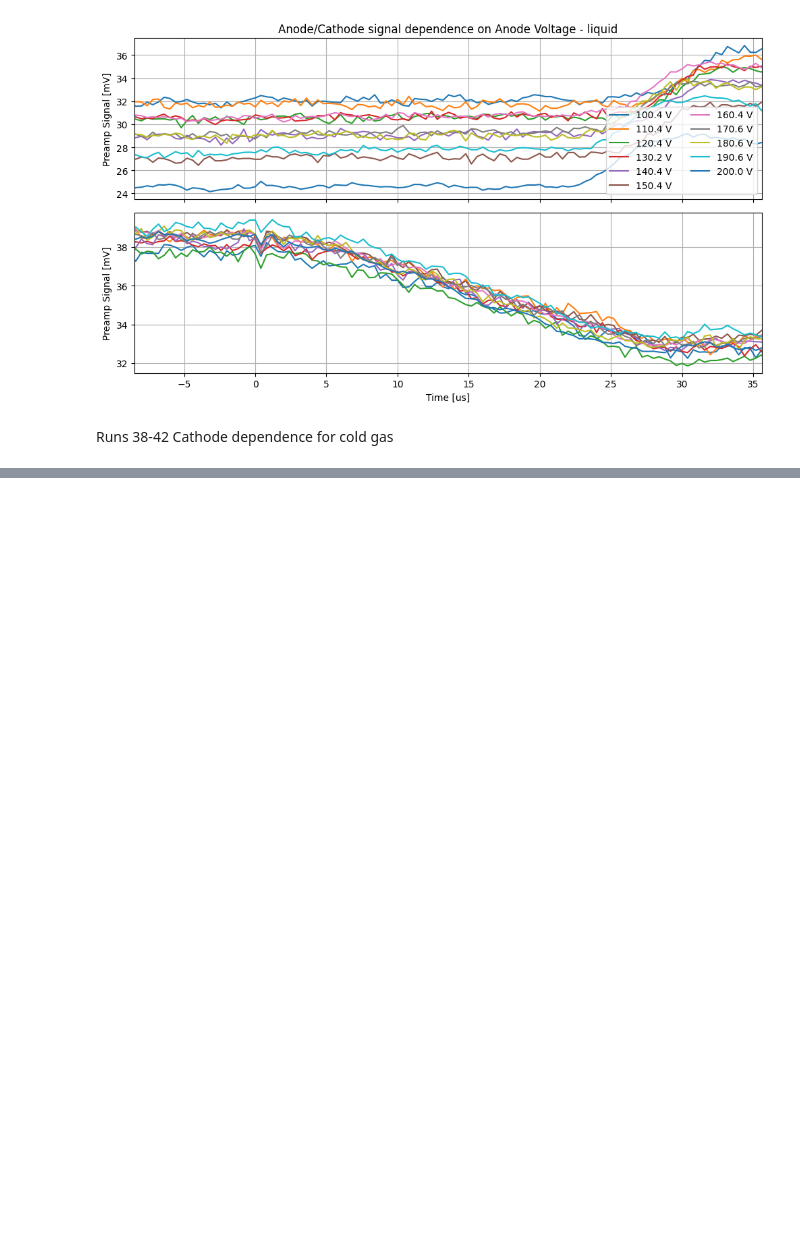
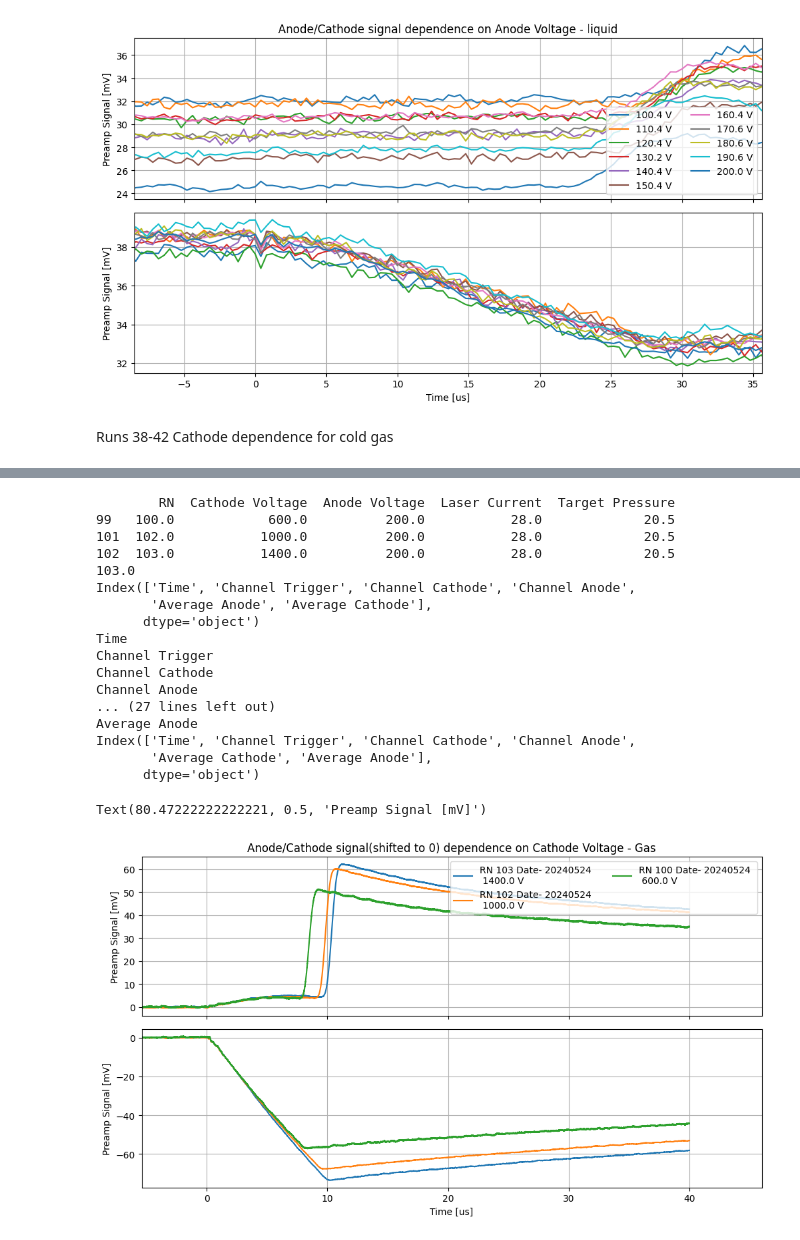
Before and after one commit to jbane11/nexo, a Jupyter notebook: Lab028/osci/osci_analysis.v3.ipynb, the cells around one changed output, grey strips where cells are left out. Cells and saved outputs as stored; diff of their text form; code cells hidden in the pictures; blank space fills up the shorter version.

```diff
--- a/Lab028/osci/osci_analysis.v3.ipynb
+++ b/Lab028/osci/osci_analysis.v3.ipynb
@@ -235,0 +292,73 @@ Text(80.47222222222221, 0.5, 'Preamp Signal [mV]')
+# %%
+Runlist_q = Runlist.query("RN in [100,102,103]")
+print(Runlist_q[["RN","Cathode Voltage","Anode Voltage","Laser Current","Target Pressure"]])
+fig, plots = plt.subplots(2, 1, figsize=(10,5.5),sharex=True)
+
+Runs=[]
+
+Label="Cathode Voltage"
+unit ="V"
+
+norm_amp_anode=0
+norm_amp_cathode=0
+
+for i, entry in enumerate(Runlist_q[::-1].iloc()):
+    print(entry["RN"])
+    WF=GetWaveform(entry)
+
+    print(WF.keys())
+
+    Run={}
+    Run["info"]=entry
+    Run["wavefrom"]=WF
+    Runs.append(Run)
+    #print(WF[0:20:1]["Average Anode"])
+    #print(np.average(WF[0:20:1]["Average Anode"]))
+    norm_amp_anode=np.average(WF[0:20:1]["Average Anode"])
+    plots[0].errorbar(x=WF[::1]["Time"], y= WF[::1]["Average Anode"]-norm_amp_anode, fmt ="", label="RN %d Date- %d \n %s %s"%(int(entry["RN"]),int(entry["Date"]),entry[Label], unit) )
+
+
+    norm_amp_cathode=np.average(WF[0:20:1]["Average Cathode"])
+    plots[1].errorbar(x=WF[::1]["Time"], y= WF[::1]["Average Cathode"]-norm_amp_cathode, fmt ="", label="%s %s"%(entry[Label], unit) )
+
+
+    #plots.errorbar(x=WF["Time"], y=WF["Average Cathode"])
+#plt.subplots_adjust(hspace=None)
+plt.tight_layout()
+plots[0].grid(True)
+#plots[0].set_xlabel("Time [us]")
+plots[0].set_ylabel("Preamp Signal [mV]")
+#plots[0].set_ylim(0,52)
+
+
+plots[0].set_title("Anode/Cathode signal(shifted to 0) dependence on %s - Gas"%(Label))
+plots[0].legend(ncol=2,loc="upper right")
+
+plots[1].set_xlim(-5.4,46)
+#plots[1].set_ylim(0,49)
+plots[1].grid(True)
+plots[1].set_xlabel("Time [us]")
+plots[1].set_ylabel("Preamp Signal [mV]")
+
+#plots[1].set_title("Cathode signal dependence on Laser Current")
+#plots[1].legend()
+# %% [output]
+        RN  Cathode Voltage  Anode Voltage  Laser Current  Target Pressure
+99   100.0            600.0          200.0           28.0             20.5
+101  102.0           1000.0          200.0           28.0             20.5
+102  103.0           1400.0          200.0           28.0             20.5
+103.0
+Index(['Time', 'Channel Trigger', 'Channel Cathode', 'Channel Anode',
+       'Average Anode', 'Average Cathode'],
+      dtype='object')
+Time
+Channel Trigger
+Channel Cathode
+Channel Anode
+... (27 lines left out)
+Average Anode
+Index(['Time', 'Channel Trigger', 'Channel Cathode', 'Channel Anode',
+       'Average Cathode', 'Average Anode'],
+      dtype='object')
+Text(80.47222222222221, 0.5, 'Preamp Signal [mV]')
+[figure, added]
```
Also changed, not shown: parts of 14 cells of this notebook.
